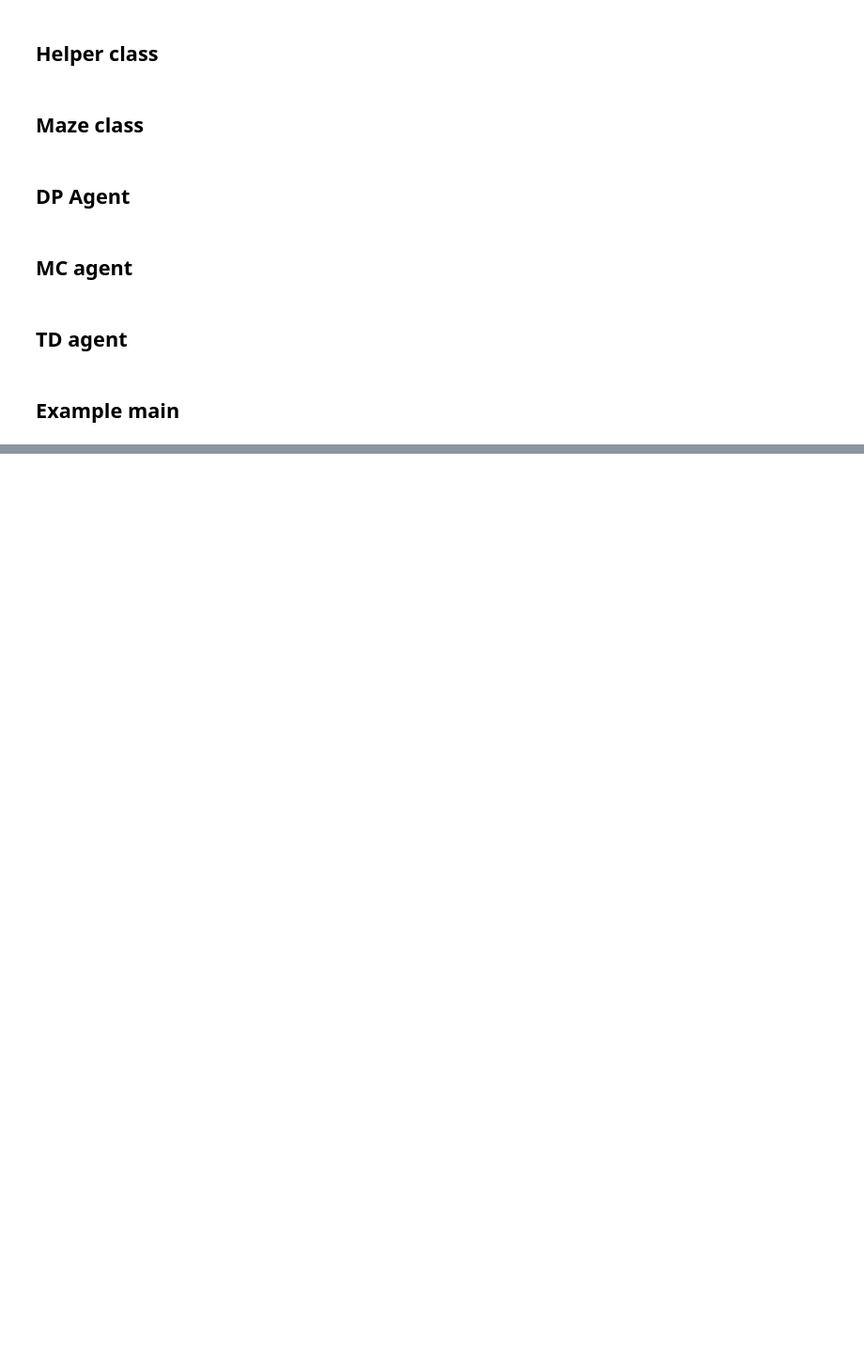
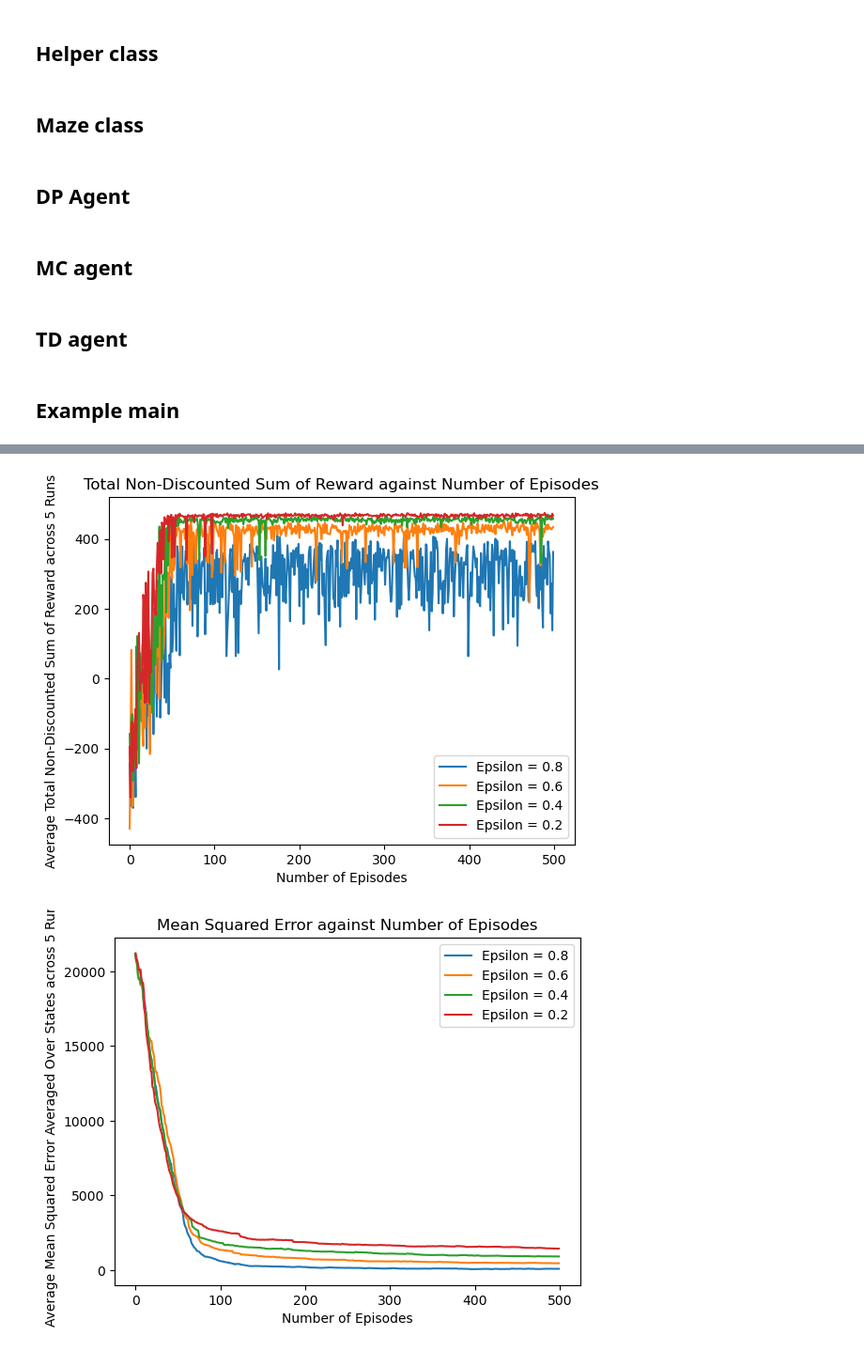
Before and after one commit to jackhau0212/Maze_Planner_Reinforcement_Learning, a Jupyter notebook: coursework_1_maze.ipynb, the cells around one changed output, grey strips where cells are left out. Shown at 94% size. Cells and saved outputs as stored; diff of their text form; code cells hidden in the pictures; blank space fills up the shorter version.

```diff
--- a/coursework_1_maze.ipynb
+++ b/coursework_1_maze.ipynb
@@ -868,42 +881,50 @@ ValueError: setting an array element with a sequence. The requested array has an
 # %%
-############################## Question 3.3 ##################################
-total_rewards_25_runs = []
-values_25_runs = []
+############################## Question 3.3.1 ##################################
 
-for i in range(25):
-    print(i)
-    maze = Maze()
-    td_agent = TD_agent()
-    _, td_values, total_rewards = td_agent.solve(maze)
-    total_rewards_25_runs.append(total_rewards)
-    values_25_runs.append(td_values)
+epsilon_parameters = [0.8, 0.6, 0.4, 0.2]
 
+for epsilon_parameter in epsilon_parameters:
+    print(f"Epsilon = {epsilon_parameter}")
+    total_rewards_5_runs = []
+    values_5_runs = []
 
-mean_squared_error_training_run = []
+    dp_agent = DP_agent()
+    dp_policy, dp_value = dp_agent.solve(maze)
 
-for training_run in range(len(values_25_runs)):
-    mean_squared_error_episode = []
+    for i in range(5):
+        print(i)
+        maze = Maze()
+        td_agent = TD_agent()
+        _, td_values, total_rewards = td_agent.solve_plot(maze, epsilon_parameter, 0.5)
+        total_rewards_5_runs.append(total_rewards)
+        values_5_runs.append(td_values)
 
-    for value_function_at_each_episode in values_25_runs[training_run]:
-        mean_squared_error_episode.append(mean_squared_error(dp_value, value_function_at_each_episode))
+    mean_squared_error_training_run = []
 
-    mean_squared_error_training_run.append(mean_squared_error_episode)
+    for training_run in range(len(values_5_runs)):
+        mean_squared_error_episode = []
 
-mean_rewards = np.mean(total_rewards_25_runs, axis=0)
-std_rewards = np.std(total_rewards_25_runs, axis=0)
+        for value_function_at_each_episode in values_5_runs[training_run]:
+            mean_squared_error_episode.append(mean_squared_error(dp_value, value_function_at_each_episode))
 
+        mean_squared_error_training_run.append(mean_squared_error_episode)
 
-plt.figure(1)
-plt.plot(mean_rewards[:1000], label="Mean")
-plt.plot(std_rewards[:1000], label="Standard Deviation")
-plt.legend()
-plt.xlabel("Number of Episodes")
-plt.ylabel("Total Non-Discounted Sum of Reward")
-plt.title("Total Non-Discounted Sum of Reward against Number of Episodes")
+    mean_rewards = np.mean(total_rewards_5_runs, axis=0)
+    std_rewards = np.std(total_rewards_5_runs, axis=0)
 
-plt.figure(2)
-plt.plot(np.mean(mean_squared_error_training_run, axis=0)[:1000])
-plt.xlabel("Number of Episodes")
-plt.ylabel("Mean Squared Error Averaged Over States")
-plt.title("Mean Squared Error against Number of Episodes")
+    plt.figure(1)
+    plt.plot(mean_rewards[:500], label=f"Epsilon = {epsilon_parameter}")
+    plt.xlabel("Number of Episodes")
+    plt.ylabel("Average Total Non-Discounted Sum of Reward across 5 Runs")
+    plt.title("Total Non-Discounted Sum of Reward against Number of Episodes")
+    plt.legend()
+
+    plt.figure(2)
+    plt.plot(np.mean(mean_squared_error_training_run, axis=0)[:500], label=f"Epsilon = {epsilon_parameter}")
+    plt.xlabel("Number of Episodes")
+    plt.ylabel("Average Mean Squared Error Averaged Over States across 5 Runs")
+    plt.title("Mean Squared Error against Number of Episodes")
+    plt.legend()
+
 plt.show()
+# %% [output]
@@ -909,0 +948,2 @@ plt.show()
+[figure, added]
+[figure, added]
```
Also changed, not shown: parts of 6 cells of this notebook.
